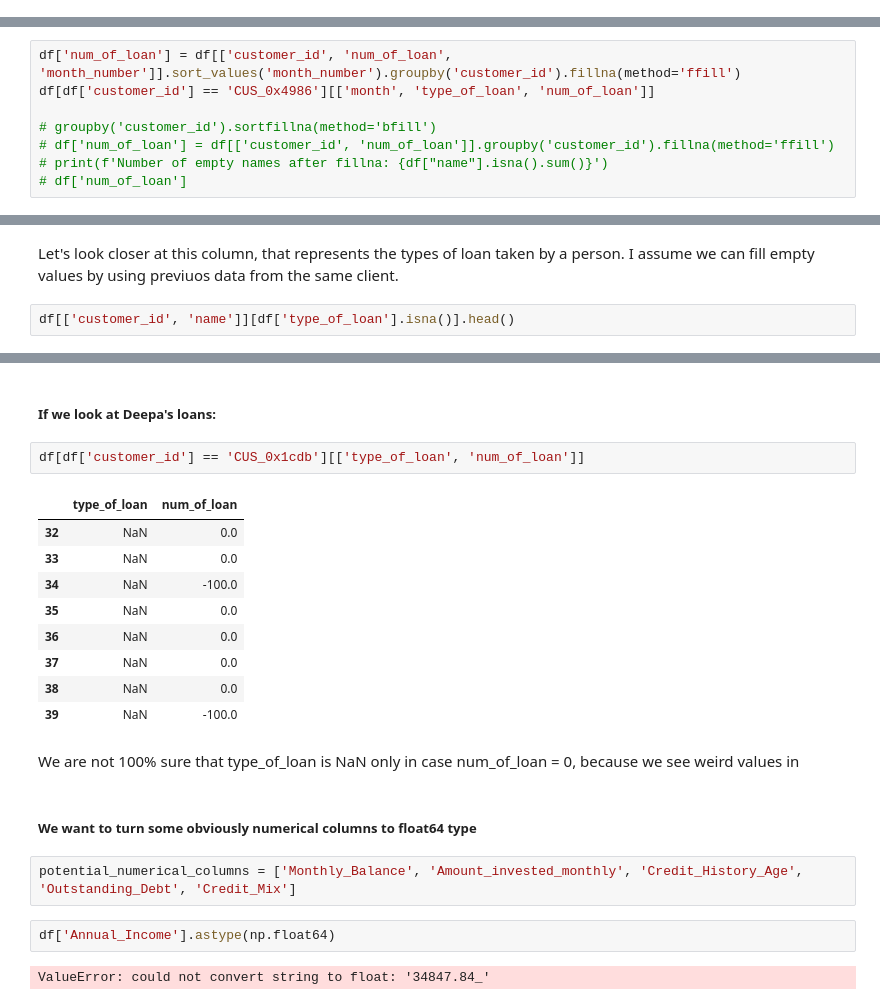
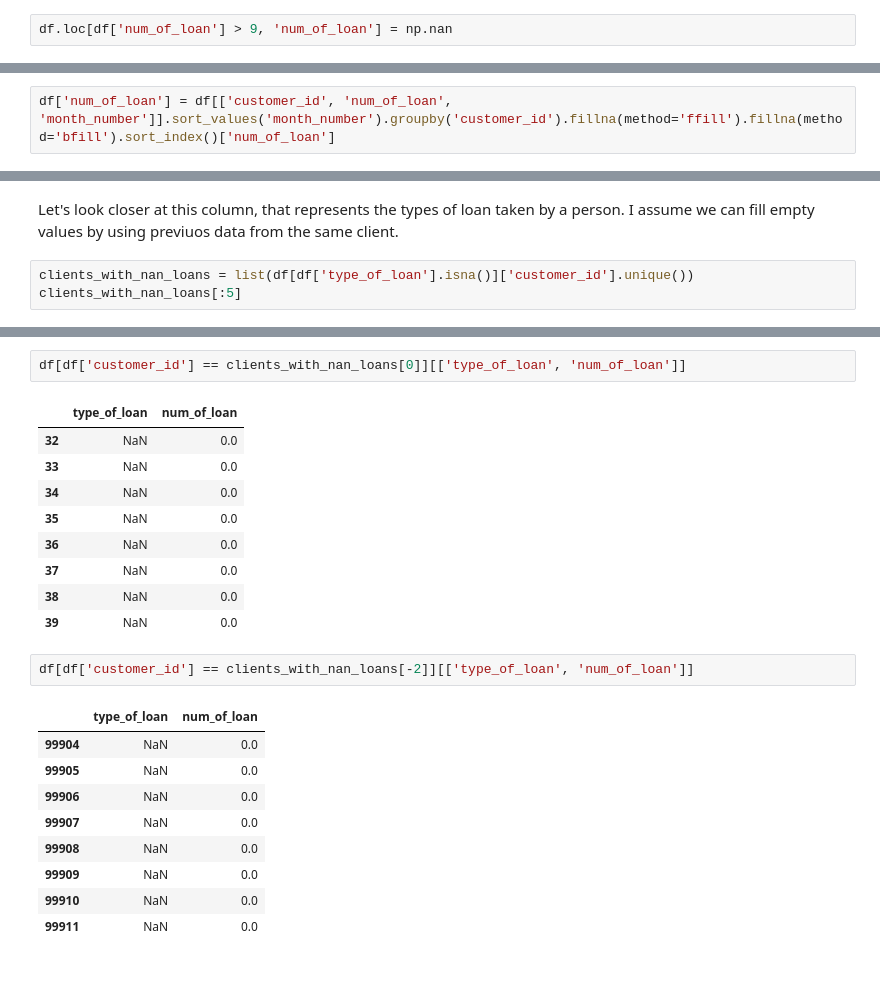
Before and after one commit to Stayermax/MLzoomcamp_midterm_project, a Jupyter notebook: dataset_eda.ipynb, the cells around one changed output, grey strips where cells are left out. Drawn from its saved outputs; the diff is of its cells as text; blank space fills up the shorter version.

```diff
--- a/dataset_eda.ipynb
+++ b/dataset_eda.ipynb
@@ -314,0 +341,2 @@ df[['customer_id', 'num_of_loan', 'month_number']].sort_values('month_number')
+# %%
+df.loc[df['num_of_loan'] > 9, 'num_of_loan'] = np.nan
@@ -315,8 +349,2 @@ df[['customer_id', 'num_of_loan', 'month_number']].sort_values('month_number')
 # %%
-df['num_of_loan'] = df[['customer_id', 'num_of_loan', 'month_number']].sort_values('month_number').groupby('customer_id').fillna(method='ffill')
-df[df['customer_id'] == 'CUS_0x4986'][['month', 'type_of_loan', 'num_of_loan']]
-
-# groupby('customer_id').sortfillna(method='bfill')
-# df['num_of_loan'] = df[['customer_id', 'num_of_loan']].groupby('customer_id').fillna(method='ffill')
-# print(f'Number of empty names after fillna: {df["name"].isna().sum()}')
-# df['num_of_loan']
+df['num_of_loan'] = df[['customer_id', 'num_of_loan', 'month_number']].sort_values('month_number').groupby('customer_id').fillna(method='ffill').fillna(method='bfill').sort_index()['num_of_loan']
@@ -327,5 +382,6 @@ ValueError: Columns must be same length as key
 # %% [markdown]
 Let's look closer at this column, that represents the types of loan taken by a person. I assume we can fill empty values by using previuos data from the same client.
 # %%
-df[['customer_id', 'name']][df['type_of_loan'].isna()].head()
+clients_with_nan_loans = list(df[df['type_of_loan'].isna()]['customer_id'].unique())
+clients_with_nan_loans[:5]
 # %% [output]
@@ -338,24 +389,24 @@ df[['customer_id', 'name']][df['type_of_loan'].isna()].head()
-# %% [markdown]
-##### If we look at Deepa's loans:
 # %%
-df[df['customer_id'] == 'CUS_0x1cdb'][['type_of_loan', 'num_of_loan']]
+df[df['customer_id'] == clients_with_nan_loans[0]][['type_of_loan', 'num_of_loan']]
 # %% [output]
 |  | type_of_loan | num_of_loan |
 | 32 | NaN | 0.0 |
 | 33 | NaN | 0.0 |
-| 34 | NaN | -100.0 |
+| 34 | NaN | 0.0 |
 | 35 | NaN | 0.0 |
 | 36 | NaN | 0.0 |
 | 37 | NaN | 0.0 |
 | 38 | NaN | 0.0 |
-| 39 | NaN | -100.0 |
+| 39 | NaN | 0.0 |
-# %% [markdown]
-We are not 100% sure that type_of_loan is NaN only in case num_of_loan = 0, because we see weird values in
-# %% [markdown]
-##### We want to turn some obviously numerical columns to float64 type
-# %%
-potential_numerical_columns = ['Monthly_Balance', 'Amount_invested_monthly', 'Credit_History_Age', 'Outstanding_Debt', 'Credit_Mix']
-# %%
-df['Annual_Income'].astype(np.float64)
-# %% [output]
-ValueError: could not convert string to float: '34847.84_'
+# %%
+df[df['customer_id'] == clients_with_nan_loans[-2]][['type_of_loan', 'num_of_loan']]
+# %% [output]
+|  | type_of_loan | num_of_loan |
+| 99904 | NaN | 0.0 |
+| 99905 | NaN | 0.0 |
+| 99906 | NaN | 0.0 |
+| 99907 | NaN | 0.0 |
+| 99908 | NaN | 0.0 |
+| 99909 | NaN | 0.0 |
+| 99910 | NaN | 0.0 |
+| 99911 | NaN | 0.0 |
```
Also changed, not shown: parts of 40 cells of this notebook.
